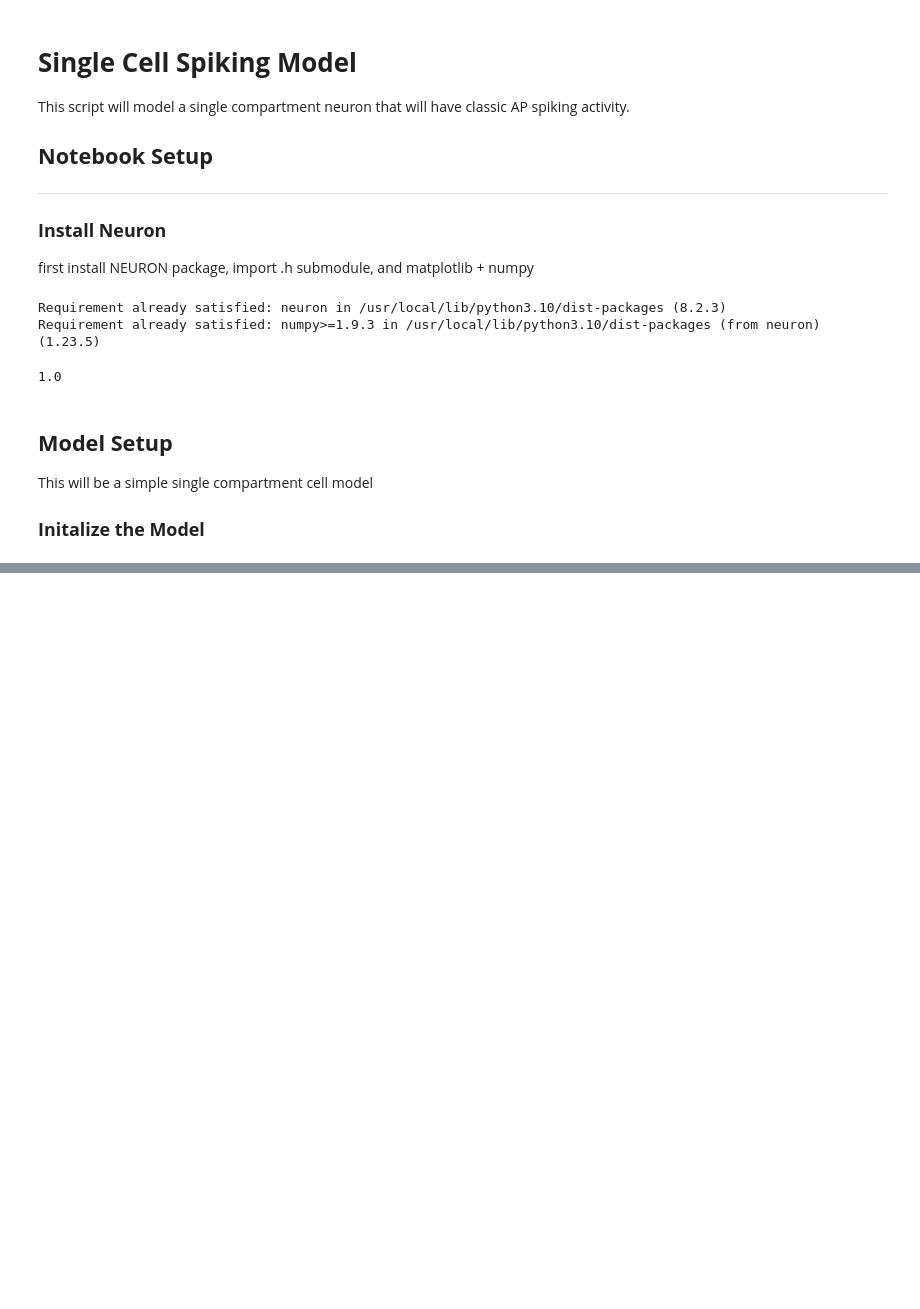
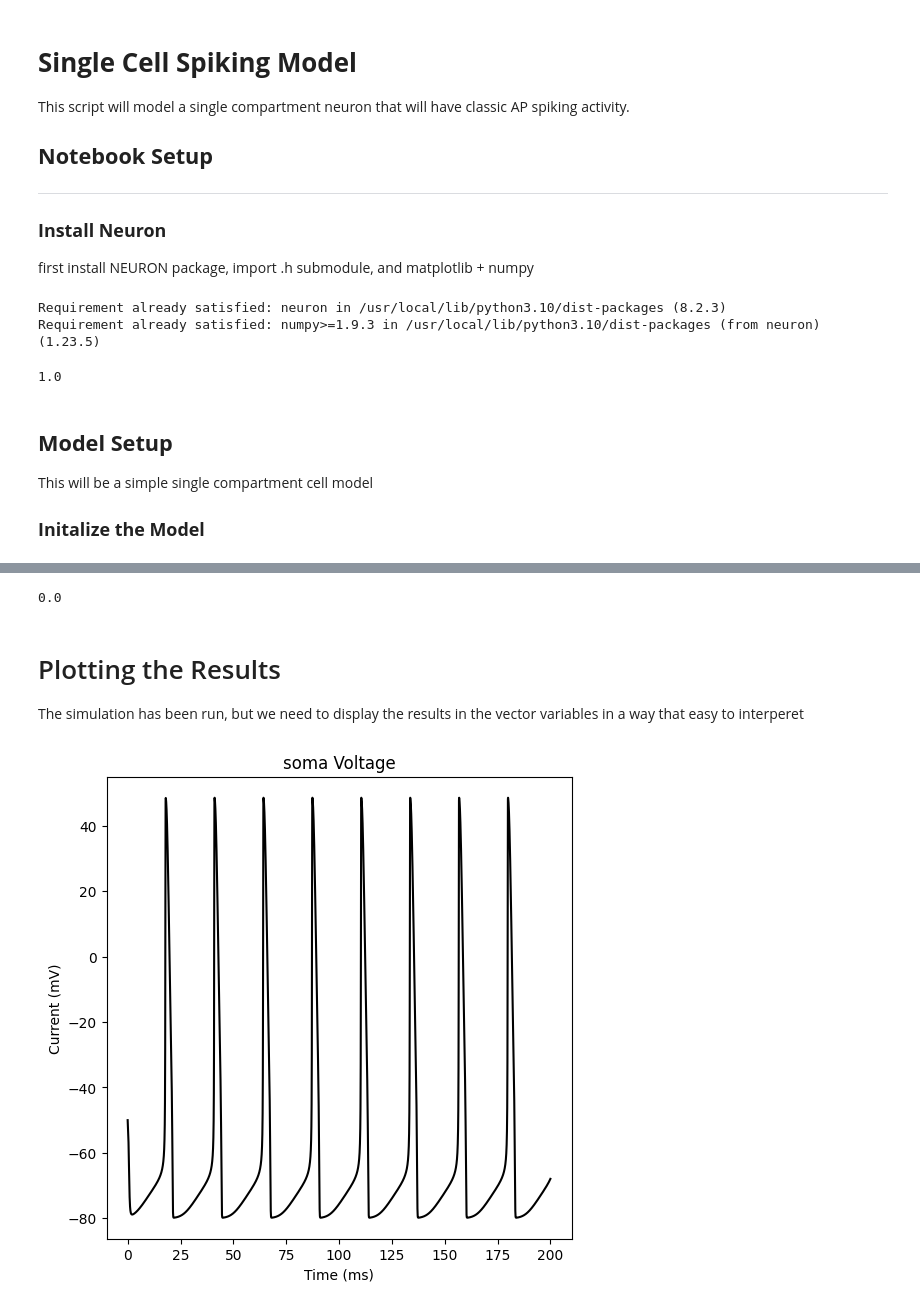
Before and after one commit to dkanh6/Computational_Neuroscience, a Jupyter notebook: HCO_Single_Cell.ipynb, the cells around one changed output, grey strips where cells are left out. Cells and saved outputs as stored; diff of their text form; code cells hidden in the pictures; blank space fills up the shorter version.

```diff
--- a/HCO_Single_Cell.ipynb
+++ b/HCO_Single_Cell.ipynb
@@ -60,0 +66,17 @@ Axial Resistance:   35.4  ohm-cm
+# %%
+soma.insert('hh')
+print("******Leak Channel******")
+print("Default Eleak = {} mV \nDefault gleak = {} S/cm^2\n".format(str(soma.el_hh),str(soma.gl_hh)))
+soma.el_hh = -50 # mV (From HCOmodel_project_notebook)
+soma.gl_hh = 2.0e-5 # S/cm^2 (From S1)  %MIGHT need to change t5o glbar=.03e-3 S/cm^2 and adjust other values to get desired model behavior% or does it need to be the default value?
+print("Adjusted Eleak = {} mV \nAdjusted gleak = {} S/cm^2\n".format(str(soma.el_hh),str(soma.gl_hh)))
+print("******Sodium Channel******")
+print("Default Ena = {} mV \nDefault gna = {} S/cm^2\n".format(str(soma.ena),str(soma.gnabar_hh)))
+soma.ena = 50 # mV (from HCOmodel_project_notebook)
+soma.gnabar_hh = 0.12 # S/cm^2 (From S1)
+print("Adjusted Ena = {} mV \nAdjusted gna = {} S/cm^2\n".format(str(soma.el_hh),str(soma.gl_hh)))
+print("******Potassium Channel******")
+print("Default Ek = {} mV \nDefault gk = {} S/cm^2\n".format(str(soma.ek),str(soma.gkbar_hh)))
+soma.ek = -80 # mV (from HCOmodel_project_notebook)
+soma.gkbar_hh = 0.012 # S/cm^2
+print("Adjusted Ek = {} mV \nAdjusted gk = {} S/cm^2\n".format(str(soma.ek),str(soma.gkbar_hh)))
@@ -60,0 +126,27 @@ Axial Resistance:   35.4  ohm-cm
+# %%
+h.v_init = -50   # This sets the initial voltage to -50mV
+h.tstop = tstop = 200 # how long the simulation should run in (ms)
+h.dt = 0.025 # time step (resolution) of the simulation in (ms)
+
+#Initalize the vectors that will record the time & voltage
+t_vec = h.Vector()
+soma_v_vec = h.Vector()
+
+# Record the voltage (_ref_v) and time (_ref_t) and voltage (_ref_v) into the vectors we just created
+t_vec.record(h._ref_t)
+soma_v_vec.record(soma(0.5)._ref_v)
+h.run()  # This command begins the simuation
+# %% [output]
+0.0
+# %% [markdown]
+# Plotting the Results
+The simulation has been run, but we need to display the results in the vector variables in a way that easy to interperet
+# %%
+fig, axs = plt.subplots(1,1,figsize=(6, 6))
+axs.plot(t_vec,soma_v_vec, color = 'black') # plots t vs V
+axs.set_title(str(soma) + " Voltage")
+axs.set_xlabel("Time (ms)")
+axs.set_ylabel("Current (mV)")
+plt.show()
+# %% [output]
+[figure, added]
```
Also changed, not shown: parts of 6 cells of this notebook.
